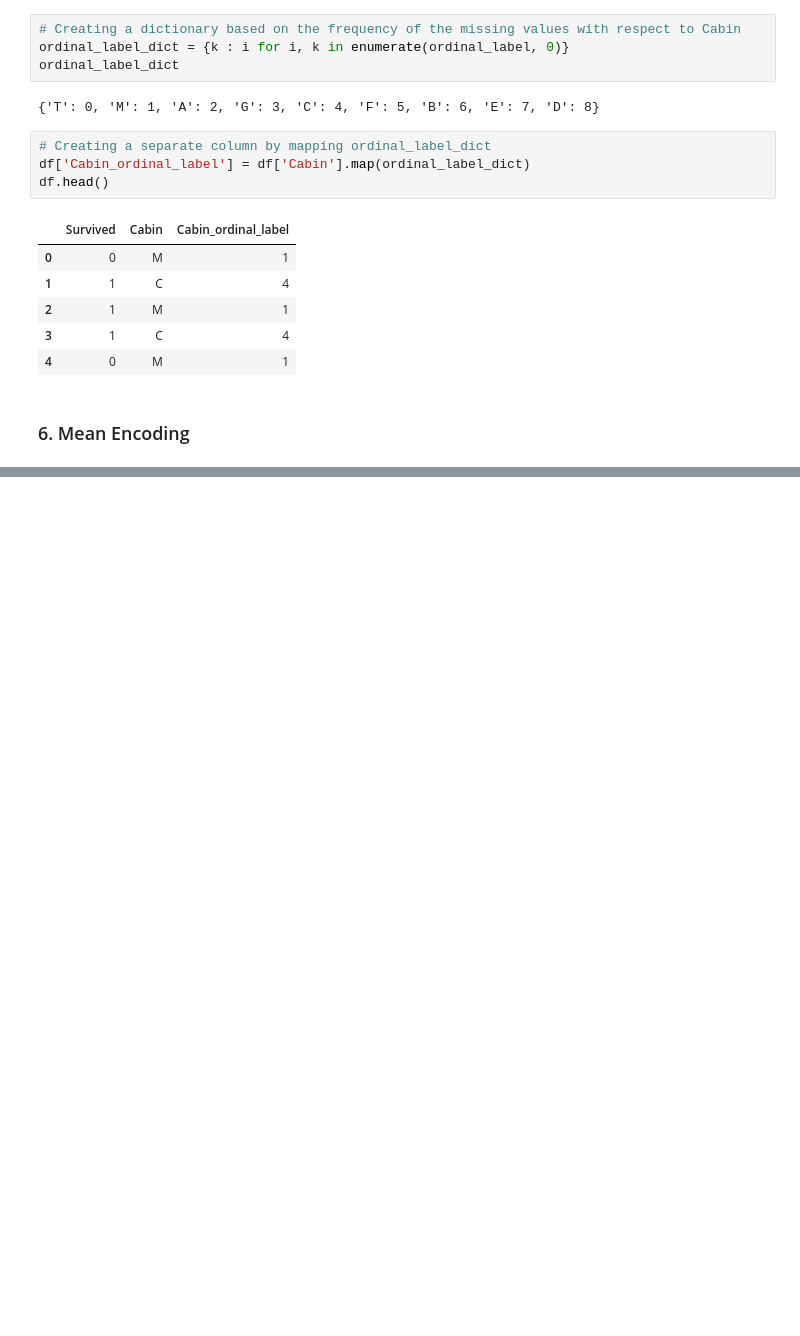
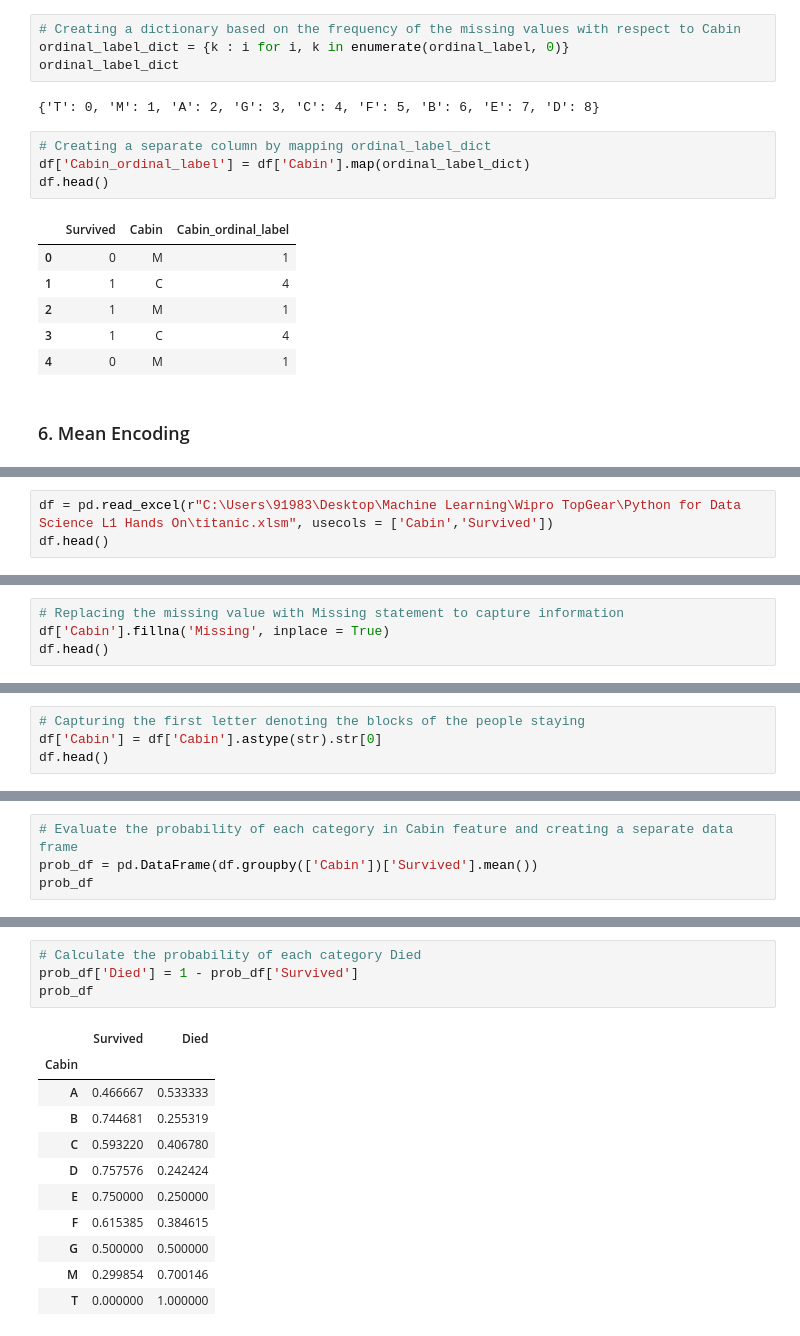
Before and after one commit to Animesh-Bagchi/Feature-Engineering-Techniques, a Jupyter notebook: Feature Engineering to Handle Categorical Data.ipynb, the cells around one changed output, grey strips where cells are left out. Saved outputs shown, nothing was run; the diff lists cells and outputs as text; blank space fills up the shorter version.

```diff
--- a/Feature Engineering to Handle Categorical Data.ipynb
+++ b/Feature Engineering to Handle Categorical Data.ipynb
@@ -299,0 +302,3 @@ df.head()
+# %%
+df = pd.read_excel(r"C:\Users\91983\Desktop\Machine Learning\Wipro TopGear\Python for Data Science L1 Hands On\titanic.xlsm", usecols = ['Cabin','Survived'])
+df.head()
@@ -299,0 +312,4 @@ df.head()
+# %%
+# Replacing the missing value with Missing statement to capture information
+df['Cabin'].fillna('Missing', inplace = True)
+df.head()
@@ -299,0 +323,4 @@ df.head()
+# %%
+# Capturing the first letter denoting the blocks of the people staying
+df['Cabin'] = df['Cabin'].astype(str).str[0]
+df.head()
@@ -299,0 +334,4 @@ df.head()
+# %%
+# Evaluate the probability of each category in Cabin feature and creating a separate data frame
+prob_df = pd.DataFrame(df.groupby(['Cabin'])['Survived'].mean())
+prob_df
@@ -299,0 +350,16 @@ df.head()
+# %%
+# Calculate the probability of each category Died
+prob_df['Died'] = 1 - prob_df['Survived']
+prob_df
+# %% [output]
+|  | Survived | Died |
+| Cabin |  |  |
+| A | 0.466667 | 0.533333 |
+| B | 0.744681 | 0.255319 |
+| C | 0.593220 | 0.406780 |
+| D | 0.757576 | 0.242424 |
+| E | 0.750000 | 0.250000 |
+| F | 0.615385 | 0.384615 |
+| G | 0.500000 | 0.500000 |
+| M | 0.299854 | 0.700146 |
+| T | 0.000000 | 1.000000 |
```
Also changed, not shown: parts of 8 cells of this notebook, 1 other file.
